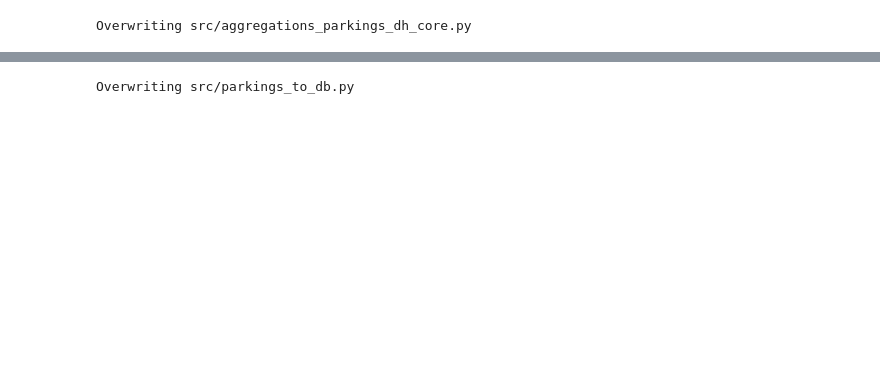
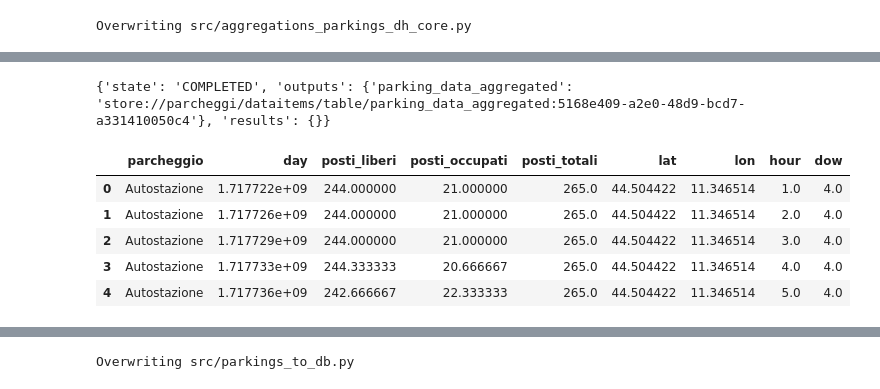
Before and after one commit to tn-aixpa/parkings-demo, a Jupyter notebook: parcheggi_base_plus_ml_dh_core.ipynb, the cells around one changed output, grey strips where cells are left out. Saved outputs shown, nothing was run; the diff lists cells and outputs as text; code cells hidden in the pictures; blank space fills up the shorter version.

```diff
--- a/parcheggi_base_plus_ml_dh_core.ipynb
+++ b/parcheggi_base_plus_ml_dh_core.ipynb
@@ -200,2 +203,15 @@ run_aggregate = func.run(action="job",local_execution=True,inputs={"di":data_ite
+# %%
+run_aggregate.status
+# %% [output]
+{'state': 'COMPLETED', 'outputs': {'parking_data_aggregated': 'store://parcheggi/dataitems/table/parking_data_aggregated:5168e409-a2e0-48d9-bcd7-a331410050c4'}, 'results': {}}
 # %%
 data_item_aggregate = run_aggregate.outputs()['parking_data_aggregated'].key
+# %%
+run_aggregate.outputs()['parking_data_aggregated'].as_df().head()
+# %% [output]
+|  | parcheggio | day | posti_liberi | posti_occupati | posti_totali | lat | lon | hour | dow |
+| 0 | Autostazione | 1.717722e+09 | 244.000000 | 21.000000 | 265.0 | 44.504422 | 11.346514 | 1.0 | 4.0 |
+| 1 | Autostazione | 1.717726e+09 | 244.000000 | 21.000000 | 265.0 | 44.504422 | 11.346514 | 2.0 | 4.0 |
+| 2 | Autostazione | 1.717729e+09 | 244.000000 | 21.000000 | 265.0 | 44.504422 | 11.346514 | 3.0 | 4.0 |
+| 3 | Autostazione | 1.717733e+09 | 244.333333 | 20.666667 | 265.0 | 44.504422 | 11.346514 | 4.0 | 4.0 |
+| 4 | Autostazione | 1.717736e+09 | 242.666667 | 22.333333 | 265.0 | 44.504422 | 11.346514 | 5.0 | 4.0 |
```
Also changed, not shown: parts of 24 cells of this notebook.
